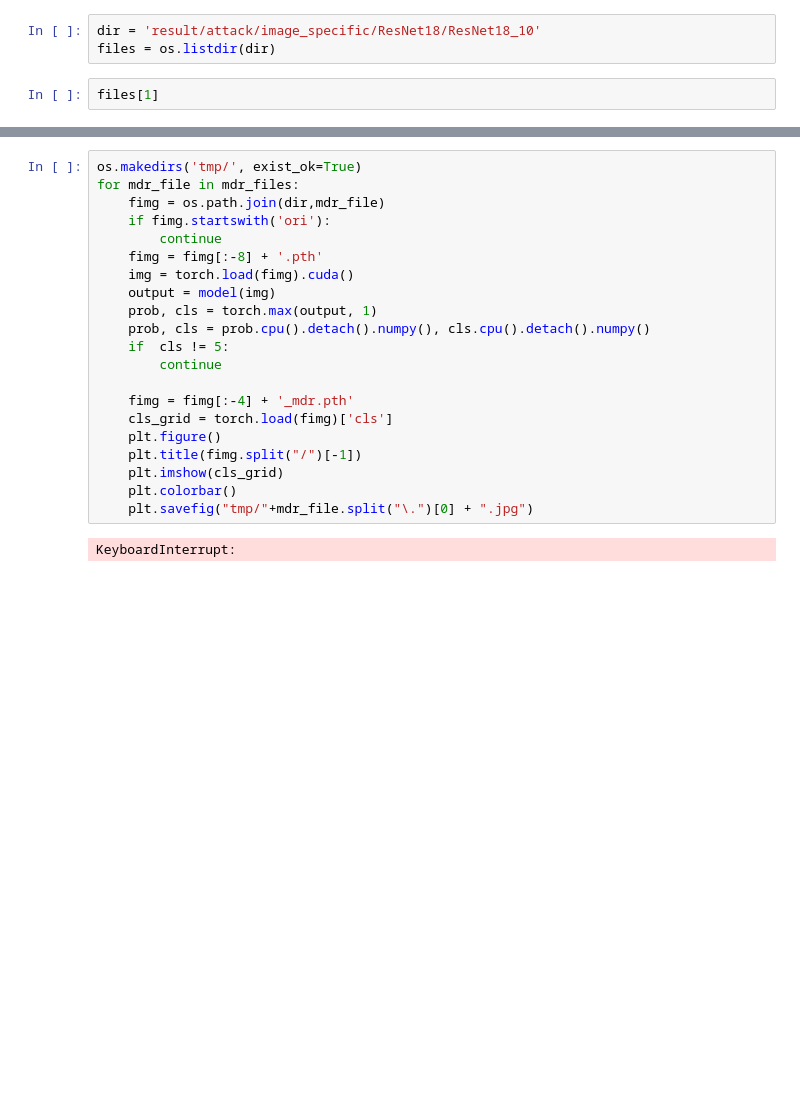
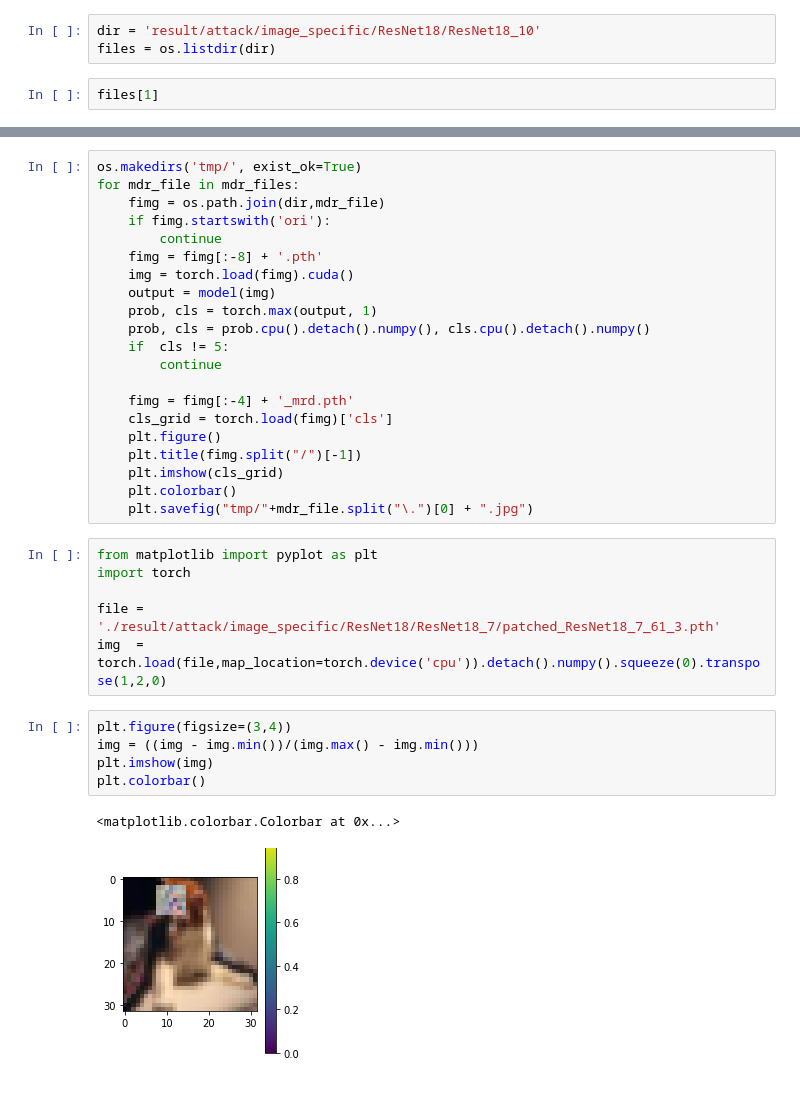
Before and after one commit to Chen-XiaoBing/PatchDetect, a Jupyter notebook: codes/detect_advpatch.ipynb, the cells around one changed output, grey strips where cells are left out. Cells and saved outputs as stored; diff of their text form; blank space fills up the shorter version.

```diff
--- a/codes/detect_advpatch.ipynb
+++ b/codes/detect_advpatch.ipynb
@@ -121,12 +119,24 @@ for mdr_file in mdr_files:
     if  cls != 5:
         continue
 
-    fimg = fimg[:-4] + '_mdr.pth'
+    fimg = fimg[:-4] + '_mrd.pth'
     cls_grid = torch.load(fimg)['cls']
     plt.figure()
     plt.title(fimg.split("/")[-1])
     plt.imshow(cls_grid)
     plt.colorbar()
     plt.savefig("tmp/"+mdr_file.split("\.")[0] + ".jpg")
-# %% [output]
-KeyboardInterrupt:
+# %%
+from matplotlib import pyplot as plt
+import torch
+
+file = './result/attack/image_specific/ResNet18/ResNet18_7/patched_ResNet18_7_61_3.pth'
+img  = torch.load(file,map_location=torch.device('cpu')).detach().numpy().squeeze(0).transpose(1,2,0)
+# %%
+plt.figure(figsize=(3,4))
+img = ((img - img.min())/(img.max() - img.min()))
+plt.imshow(img)
+plt.colorbar()
+# %% [output]
+<matplotlib.colorbar.Colorbar at 0x...>
+[figure, added]
```
Also changed, not shown: parts of 2 cells of this notebook, 7 other files.
